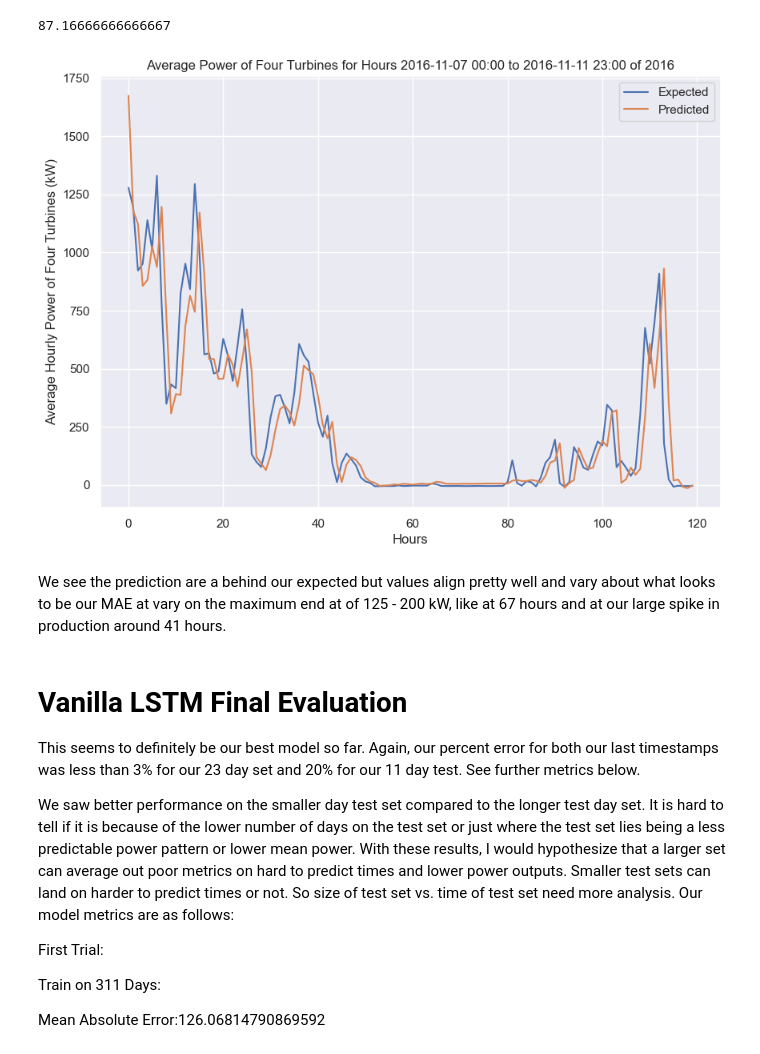
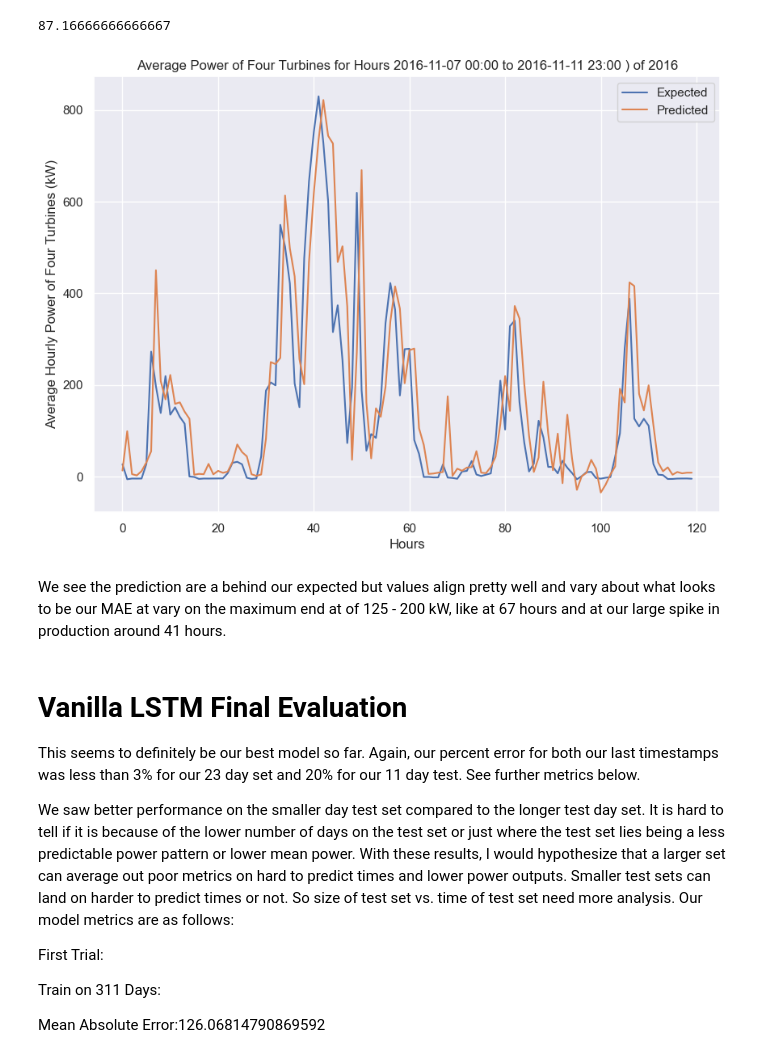
Before and after one commit to kmack3990/Wind_Power_Forecasting, a Jupyter notebook: capstone_notebook3.ipynb, the cells around one changed output. Drawn from its saved outputs; the diff is of its cells as text; code cells hidden in the pictures.

```diff
--- a/capstone_notebook3.ipynb
+++ b/capstone_notebook3.ipynb
@@ -1994,21 +1992,21 @@ perc_error
 y[-2]
 # %% [output]
 87.16666666666667
-# %%
-# Plot Days 7 through 31 - Ploted all of Januarary
-plt.figure()
-sns.set(rc={'figure.figsize':(10,7)})
-plt.plot(y[0:120], label  = 'Expected')
-plt.plot(yhat[0:120], label = 'Predicted')
-plt.xlabel('Hours')
-plt.ylabel('Average Hourly Power of Four Turbines (kW)')
-plt.title('Average Power of Four Turbines for Hours 2016-11-07 00:00 to 2016-11-11 23:00 of 2016')
-plt.legend()
-plt.show()
-# %% [output]
-[figure, removed]
-# %% [markdown]
-We see the prediction are a behind our expected but values align pretty well and vary about what looks to be our MAE at vary on the maximum end at of 125 - 200 kW, like at 67 hours and at our large spike in production around 41 hours.
+# %%
+# Plot Days 7 through 31 - Ploted all of Januarary
+plt.figure()
+sns.set(rc={'figure.figsize':(10,7)})
+plt.plot(y[0:120], label  = 'Expected')
+plt.plot(yhat[0:120], label = 'Predicted')
+plt.xlabel('Hours')
+plt.ylabel('Average Hourly Power of Four Turbines (kW)')
+plt.title('Average Power of Four Turbines for Hours 2016-11-07 00:00 to 2016-11-11 23:00 ) of 2016')
+plt.legend()
+plt.show()
+# %% [output]
+[figure, added]
+# %% [markdown]
+We see the prediction are a behind our expected but values align pretty well and vary about what looks to be our MAE at vary on the maximum end at of 125 - 200 kW, like at 67 hours and at our large spike in production around 41 hours.
 # %% [markdown]
 # Vanilla LSTM Final Evaluation
 This seems to definitely be our best model so far.  Again, our percent error for both our last timestamps was less than 3% for our 23 day set and 20% for our 11 day test.  See further metrics below.
```
Also changed, not shown: parts of 84 cells of this notebook.
